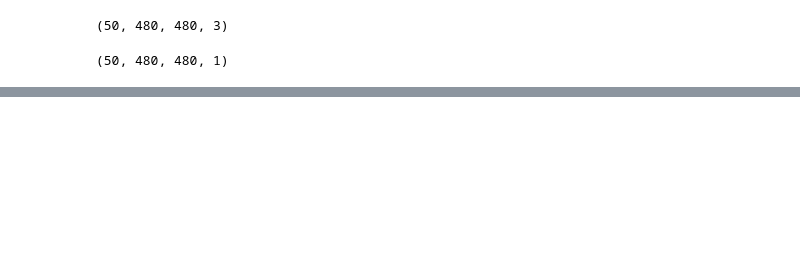
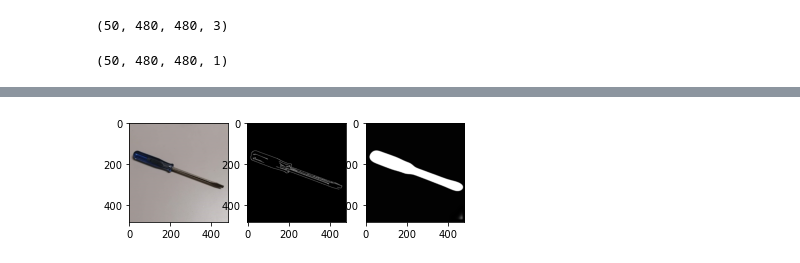
Before and after one commit to oshanQQ/anaconda-workspace, a Jupyter notebook: cnn-edge/multipleImageBinarization.ipynb, the cells around one changed output, grey strips where cells are left out. Cells and saved outputs as stored; diff of their text form; code cells hidden in the pictures; blank space fills up the shorter version.

```diff
--- a/cnn-edge/multipleImageBinarization.ipynb
+++ b/cnn-edge/multipleImageBinarization.ipynb
@@ -167,0 +172,4 @@ model.save('model/c1_480.h5')
+# %%
+predict(40)
+# %% [output]
+[figure, added]
```
Also changed, not shown: parts of 5 cells of this notebook, 1 other file.
